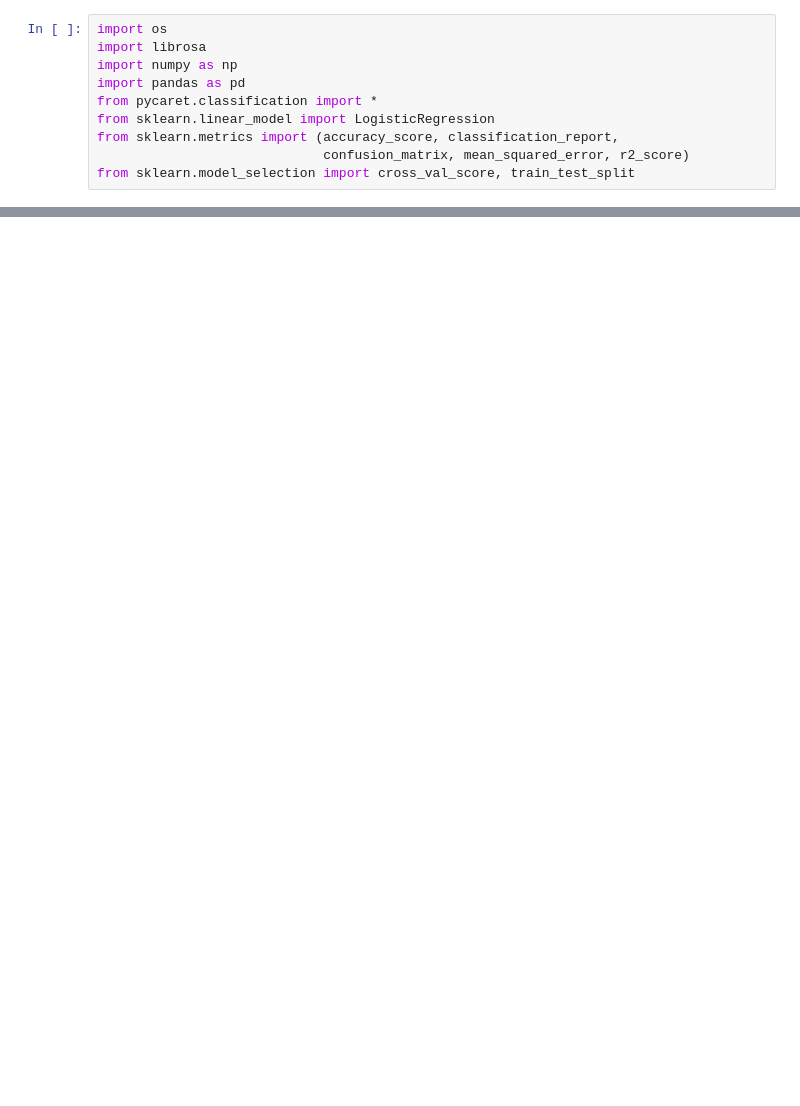
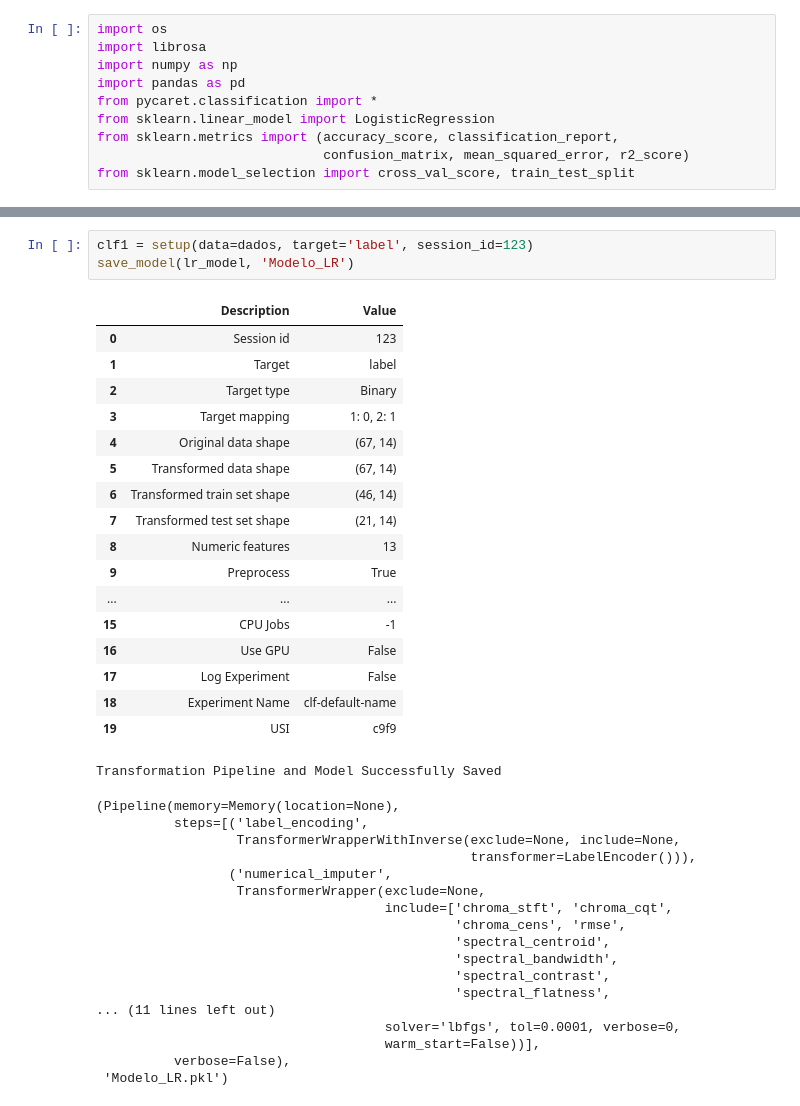
Before and after one commit to MarcosHGdaSilva/IotOceanStyle, a Jupyter notebook: Modelo LR/treino_modelo_LR.ipynb, the cells around one changed output, grey strips where cells are left out. Drawn from its saved outputs; the diff is of its cells as text; blank space fills up the shorter version.

```diff
--- a/Modelo LR/treino_modelo_LR.ipynb
+++ b/Modelo LR/treino_modelo_LR.ipynb
@@ -145,0 +120,39 @@ Mean cross-validation score: 0.9252747252747253
+# %%
+clf1 = setup(data=dados, target='label', session_id=123)
+save_model(lr_model, 'Modelo_LR')
+# %% [output]
+|  | Description | Value |
+| 0 | Session id | 123 |
+| 1 | Target | label |
+| 2 | Target type | Binary |
+| 3 | Target mapping | 1: 0, 2: 1 |
+| 4 | Original data shape | (67, 14) |
+| 5 | Transformed data shape | (67, 14) |
+| 6 | Transformed train set shape | (46, 14) |
+| 7 | Transformed test set shape | (21, 14) |
+| 8 | Numeric features | 13 |
+| 9 | Preprocess | True |
+| ... | ... | ... |
+| 15 | CPU Jobs | -1 |
+| 16 | Use GPU | False |
+| 17 | Log Experiment | False |
+| 18 | Experiment Name | clf-default-name |
+| 19 | USI | c9f9 |
+Transformation Pipeline and Model Successfully Saved
+(Pipeline(memory=Memory(location=None),
+          steps=[('label_encoding',
+                  TransformerWrapperWithInverse(exclude=None, include=None,
+                                                transformer=LabelEncoder())),
+                 ('numerical_imputer',
+                  TransformerWrapper(exclude=None,
+                                     include=['chroma_stft', 'chroma_cqt',
+                                              'chroma_cens', 'rmse',
+                                              'spectral_centroid',
+                                              'spectral_bandwidth',
+                                              'spectral_contrast',
+                                              'spectral_flatness',
+... (11 lines left out)
+                                     solver='lbfgs', tol=0.0001, verbose=0,
+                                     warm_start=False))],
+          verbose=False),
+ 'Modelo_LR.pkl')
```
Also changed, not shown: parts of 9 cells of this notebook, 11 other files.
